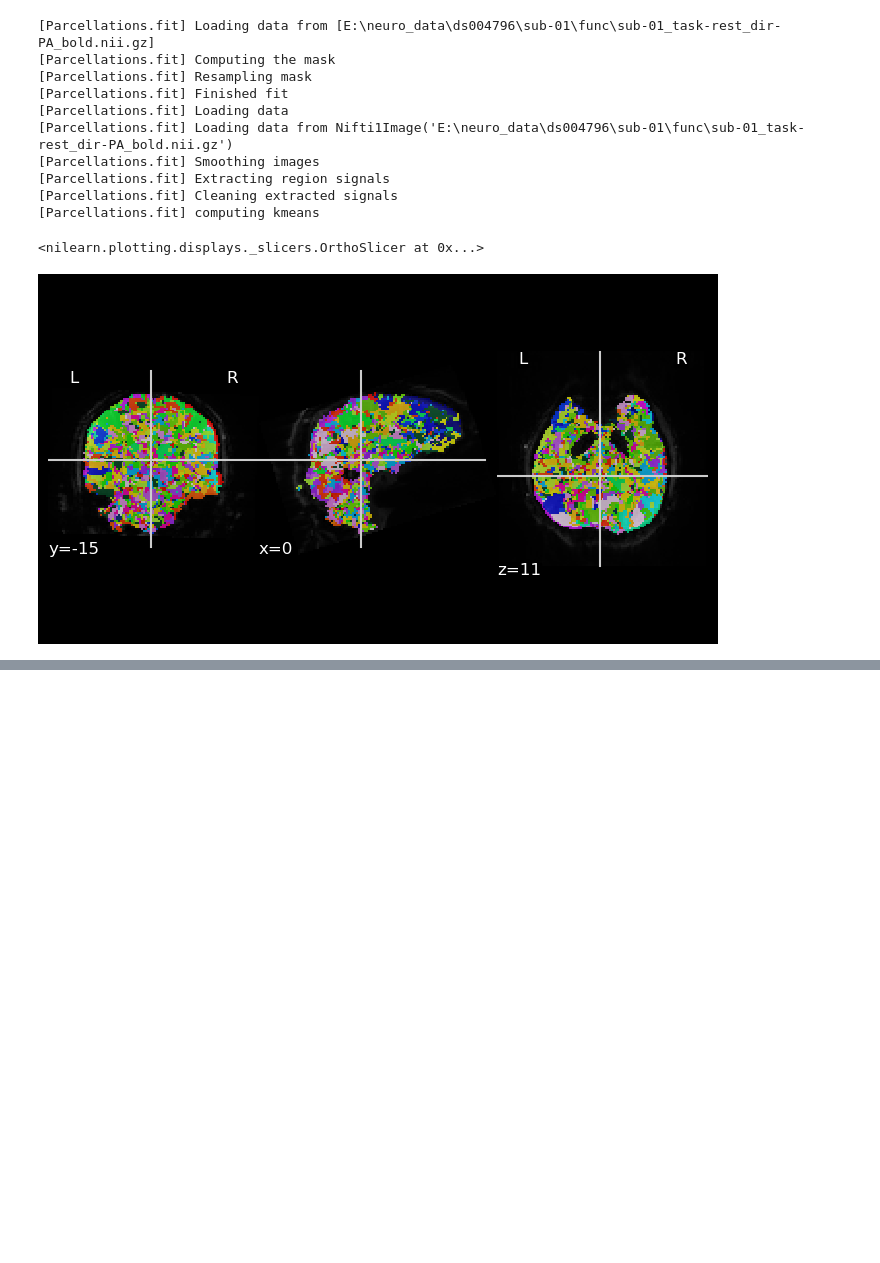
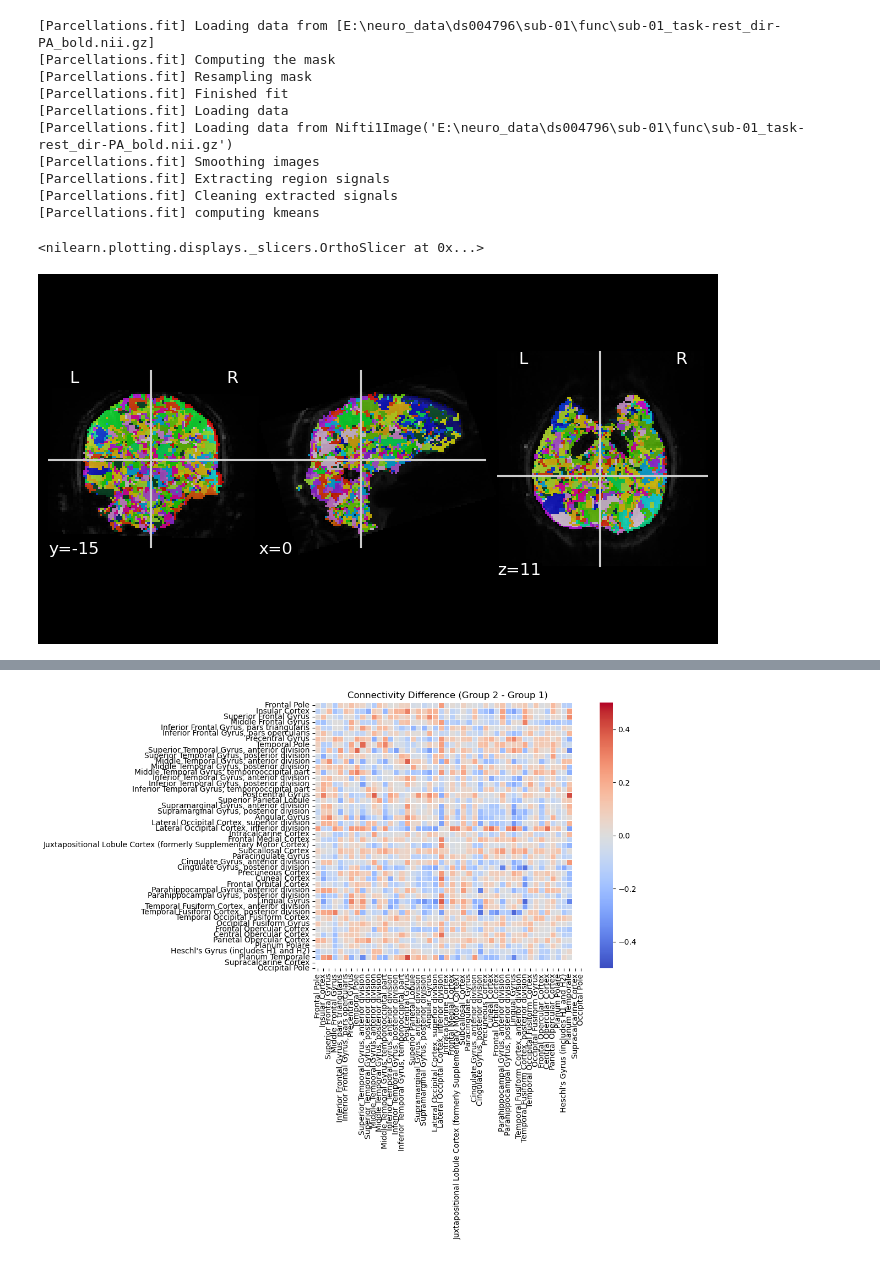
Before and after one commit to olsenben/genotype-neurophenotype, a Jupyter notebook: notebooks/02_data_exploration_fmri.ipynb, the cells around one changed output, grey strips where cells are left out. Saved outputs shown, nothing was run; the diff lists cells and outputs as text; code cells hidden in the pictures; blank space fills up the shorter version.

```diff
--- a/notebooks/02_data_exploration_fmri.ipynb
+++ b/notebooks/02_data_exploration_fmri.ipynb
@@ -147,8 +170,5 @@ low_files, high_files = get_sub_files(fmri_subjects, risk_labels, data_dir)
 
 X = [extract_features(p) for p in low_files + high_files]
 y = [0] * len(low_files) + [1] * len(high_files)  # 0 = Group 1, 1 = Group 2
-
-X = np.array(X)
-y = np.array(y)
 # %% [output]
 [get_dataset_dir] Dataset found in C:\Users\benol\nilearn_data\fsl
@@ -154,0 +178,13 @@ y = np.array(y)
+# %%
+expected_length = 1081
+
+X_filtered = []
+y_filtered = []
+
+for i, j in zip(X,y):
+    if len(i) == expected_length:
+        X_filtered.append(i)
+        y_filtered.append(j)
+
+X = np.vstack(X_filtered)
+y = np.array(y_filtered)
@@ -196,3 +243,33 @@ plot_connectivity_matrix(diff_matrix[1:, 1:], "Connectivity Difference (Group 2
+# %%
+conn_group1_filtered = []
+conn_group2_filtered = []
+
+for i, j in zip(conn_group1,conn_group2):
+    if len(i) == 47 and len(j) == 47:
+        conn_group1_filtered.append(i)
+        conn_group2_filtered.append(j)
+
+
+avg_conn_group1 = np.mean(conn_group1_filtered, axis=0)
+avg_conn_group2 = np.mean(conn_group2_filtered, axis=0)
+diff_matrix = avg_conn_group2 - avg_conn_group1
+
+def plot_connectivity_matrix(matrix, title, labels, vmin=-1, vmax=1, center=0):
+    plt.figure(figsize=(12, 10))
+    sns.heatmap(matrix, xticklabels=labels, yticklabels=labels,
+                cmap="coolwarm", vmin=vmin, vmax=vmax, center=center,
+                square=True, linewidths=0.5)
+    plt.title(title)
+    plt.xticks(rotation=90)
+    plt.yticks(rotation=0)
+    plt.tight_layout()
+    plt.show()
+
+# plot_connectivity_matrix(avg_conn_group1[1:, 1:], "Average Connectivity: Group 1", region_labels)
+# plot_connectivity_matrix(avg_conn_group2[1:, 1:], "Average Connectivity: Group 2", region_labels)
+plot_connectivity_matrix(diff_matrix[1:, 1:], "Connectivity Difference (Group 2 - Group 1)", region_labels, vmin=-0.5, vmax=0.5)
+# %% [output]
+[figure, added]
 # %%
 from scipy.stats import ttest_ind
 
```
Also changed, not shown: parts of 14 cells of this notebook.
